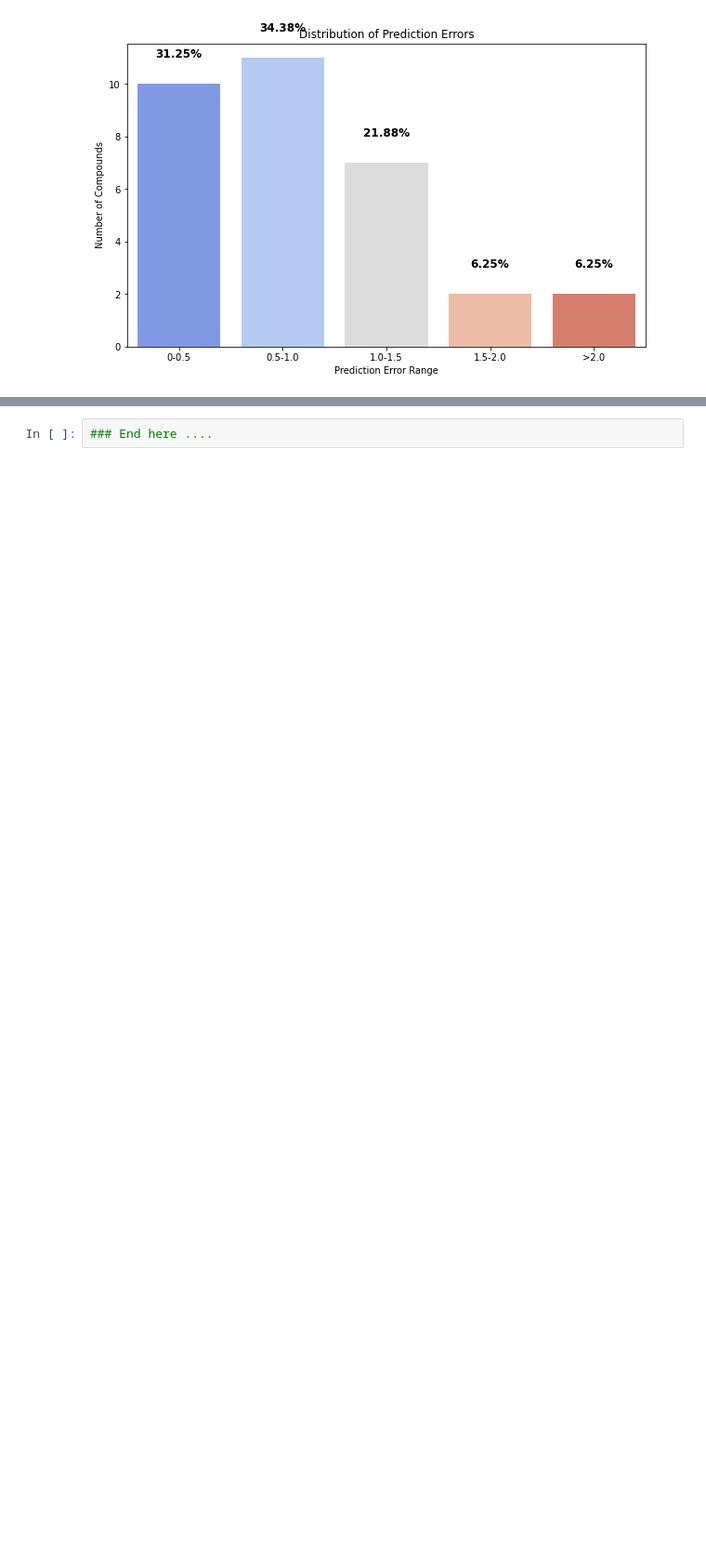
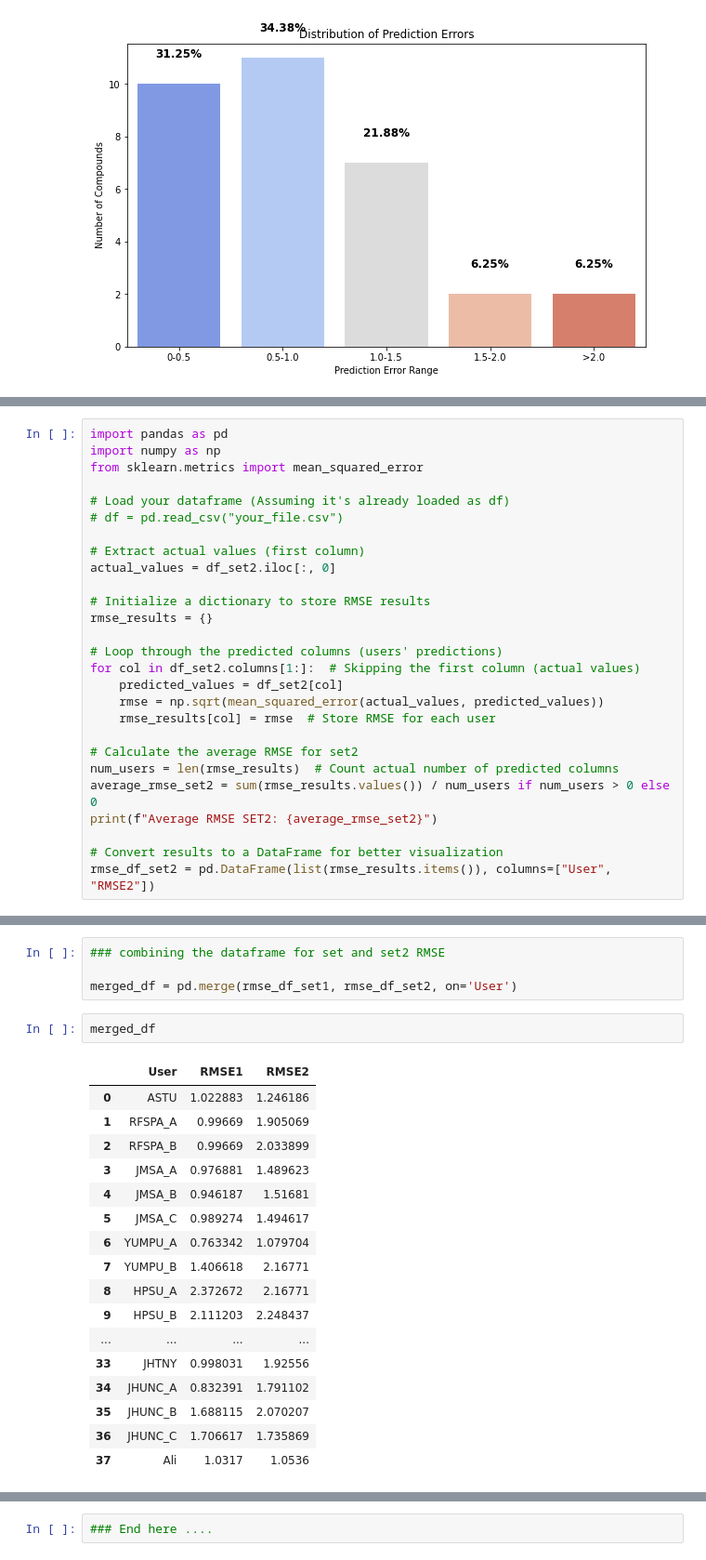
Before and after one commit to ComPlat/water-solubility-prediction, a Jupyter notebook: Notebook/JCIM_test.ipynb, the cells around one changed output, grey strips where cells are left out. Shown at 93% size. Drawn from its saved outputs; the diff is of its cells as text; blank space fills up the shorter version.

```diff
--- a/Notebook/JCIM_test.ipynb
+++ b/Notebook/JCIM_test.ipynb
@@ -561,0 +607,27 @@ plt.show()
+# %%
+import pandas as pd
+import numpy as np
+from sklearn.metrics import mean_squared_error
+
+# Load your dataframe (Assuming it's already loaded as df)
+# df = pd.read_csv("your_file.csv")
+
+# Extract actual values (first column)
+actual_values = df_set2.iloc[:, 0]
+
+# Initialize a dictionary to store RMSE results
+rmse_results = {}
+
+# Loop through the predicted columns (users' predictions)
+for col in df_set2.columns[1:]:  # Skipping the first column (actual values)
+    predicted_values = df_set2[col]
+    rmse = np.sqrt(mean_squared_error(actual_values, predicted_values))
+    rmse_results[col] = rmse  # Store RMSE for each user
+
+# Calculate the average RMSE for set2
+num_users = len(rmse_results)  # Count actual number of predicted columns
+average_rmse_set2 = sum(rmse_results.values()) / num_users if num_users > 0 else 0
+print(f"Average RMSE SET2: {average_rmse_set2}")
+
+# Convert results to a DataFrame for better visualization
+rmse_df_set2 = pd.DataFrame(list(rmse_results.items()), columns=["User", "RMSE2"])
@@ -561,0 +647,24 @@ plt.show()
+# %%
+### combining the dataframe for set and set2 RMSE
+
+merged_df = pd.merge(rmse_df_set1, rmse_df_set2, on='User')
+# %%
+merged_df
+# %% [output]
+|  | User | RMSE1 | RMSE2 |
+| 0 | ASTU | 1.022883 | 1.246186 |
+| 1 | RFSPA_A | 0.99669 | 1.905069 |
+| 2 | RFSPA_B | 0.99669 | 2.033899 |
+| 3 | JMSA_A | 0.976881 | 1.489623 |
+| 4 | JMSA_B | 0.946187 | 1.51681 |
+| 5 | JMSA_C | 0.989274 | 1.494617 |
+| 6 | YUMPU_A | 0.763342 | 1.079704 |
+| 7 | YUMPU_B | 1.406618 | 2.16771 |
+| 8 | HPSU_A | 2.372672 | 2.16771 |
+| 9 | HPSU_B | 2.111203 | 2.248437 |
+| ... | ... | ... | ... |
+| 33 | JHTNY | 0.998031 | 1.92556 |
+| 34 | JHUNC_A | 0.832391 | 1.791102 |
+| 35 | JHUNC_B | 1.688115 | 2.070207 |
+| 36 | JHUNC_C | 1.706617 | 1.735869 |
+| 37 | Ali | 1.0317 | 1.0536 |
```
Also changed, not shown: parts of 18 cells of this notebook.
